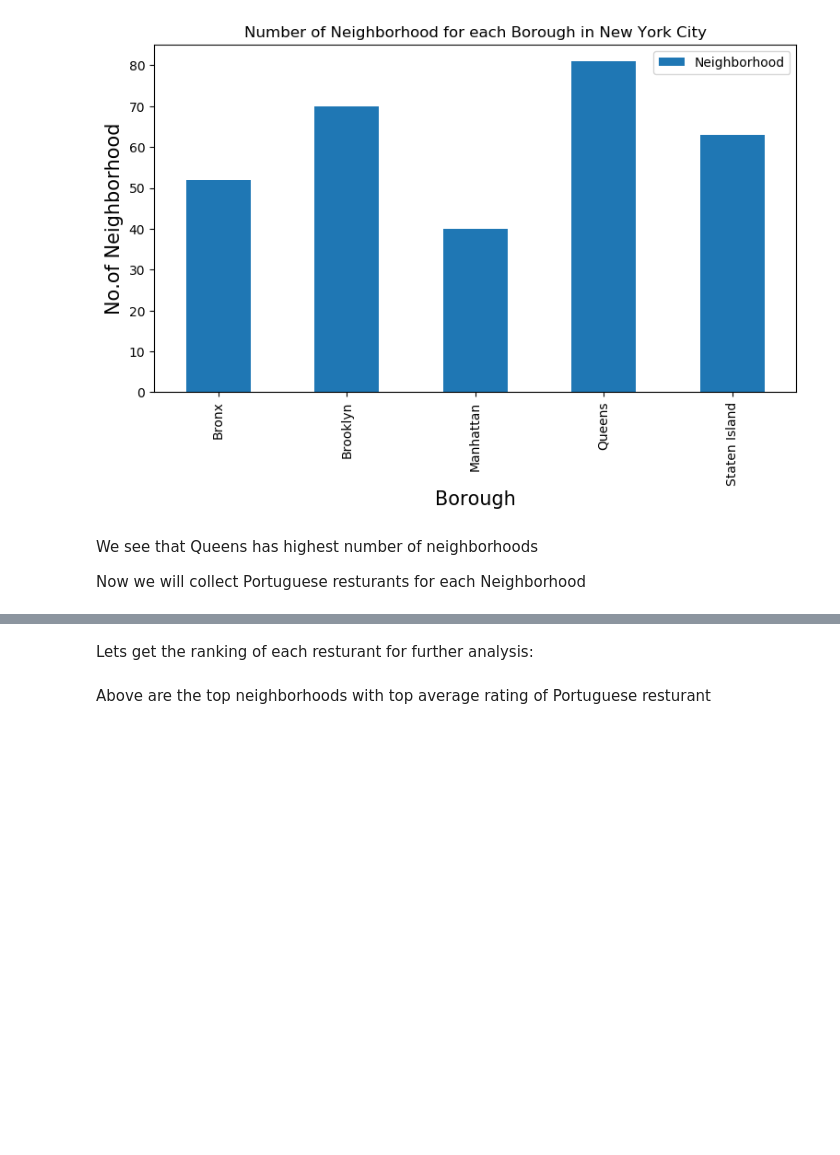
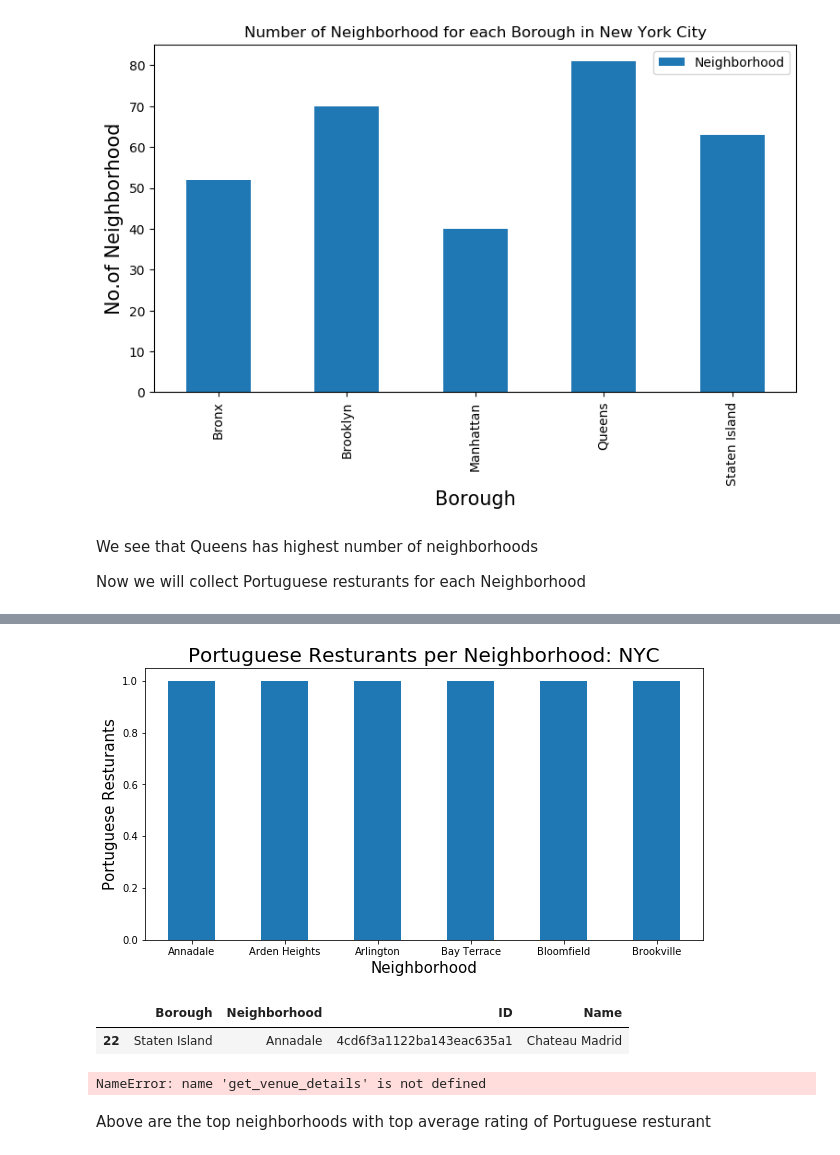
Before and after one commit to correiapedro439/github-coursera-, a Jupyter notebook: Battle of neighborhoods Week 1_2.ipynb, the cells around one changed output, grey strips where cells are left out. Cells and saved outputs as stored; diff of their text form; code cells hidden in the pictures; blank space fills up the shorter version.

```diff
--- a/Battle of neighborhoods Week 1_2.ipynb
+++ b/Battle of neighborhoods Week 1_2.ipynb
@@ -248,16 +275,26 @@ plt.show()
-# %% [markdown]
-Lets get the ranking of each resturant for further analysis:
+# %%
+NOofNeigh = 6 # top number for graphing all the same past 6
+Portuguese_rest_ny.groupby('Neighborhood')['ID'].count().nlargest(NOofNeigh).plot.bar(figsize=(10,5))
+plt.title('Portuguese Resturants per Neighborhood: NYC', fontsize = 20)
+plt.xlabel('Neighborhood', fontsize = 15)
+plt.ylabel('Portuguese Resturants', fontsize=15)
+plt.xticks(rotation = 'horizontal')
+plt.show()
+# %% [output]
+[figure, added]
+# %%
+Portuguese_rest_ny[Portuguese_rest_ny['Neighborhood']=='Annadale']
+# %% [output]
+|  | Borough | Neighborhood | ID | Name |
+| 22 | Staten Island | Annadale | 4cd6f3a1122ba143eac635a1 | Chateau Madrid |
 # %%
-# prepare neighborhood list that contains portuguese resturants
 column_names=['Borough', 'Neighborhood', 'ID','Name','Likes','Rating','Tips']
 Portuguese_rest_stats_ny=pd.DataFrame(columns=column_names)
 count=1
-
-
 for row in Portuguese_rest_ny.values.tolist():
     Borough,Neighborhood,ID,Name=row
     try:
-        venue_details=get_venue_details(ID)
+        venue_details= get_venue_details(ID)
         print(venue_details)
         id,name,likes,rating,tips=venue_details.values.tolist()[0]
     except IndexError:
@@ -275,6 +312,9 @@ for row in Portuguese_rest_ny.values.tolist():
                                                 'Tips' : tips
                                                }, ignore_index=True)
     count+=1
+Portuguese_rest_stats_ny.tail()
+# %% [output]
+NameError: name 'get_venue_details' is not defined
 # %%
 # I continue to save data to a .csv as I move through this project
 Portuguese_rest_stats_ny.to_csv('Portuguese_rest_stats_ny_csv.csv')
```
Also changed, not shown: parts of 6 cells of this notebook.
